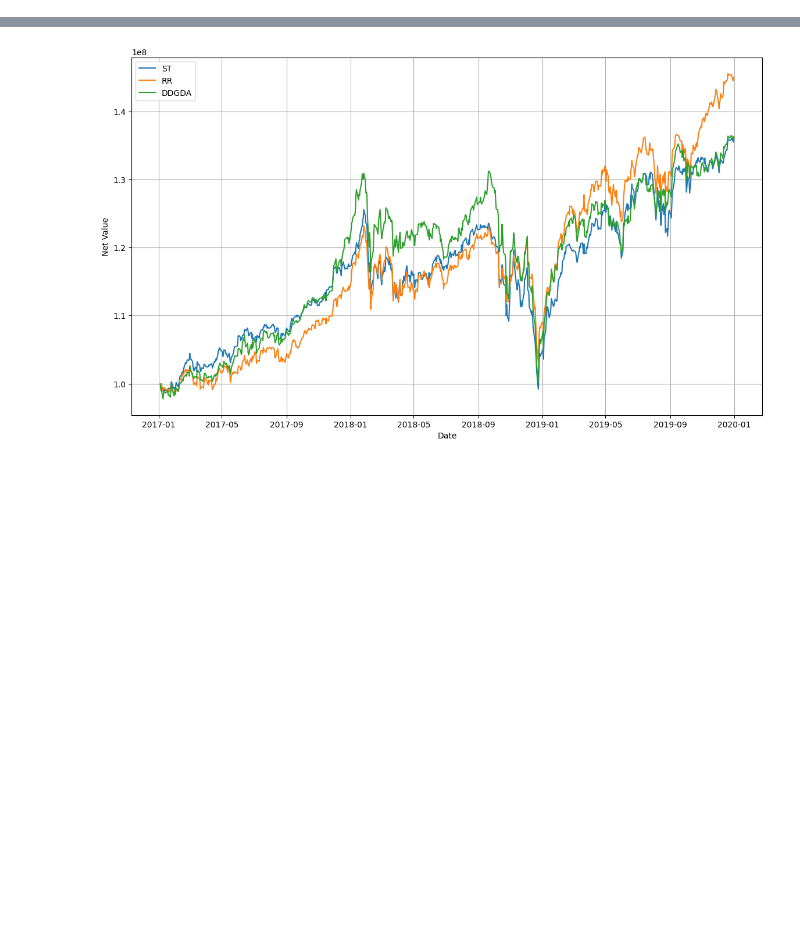
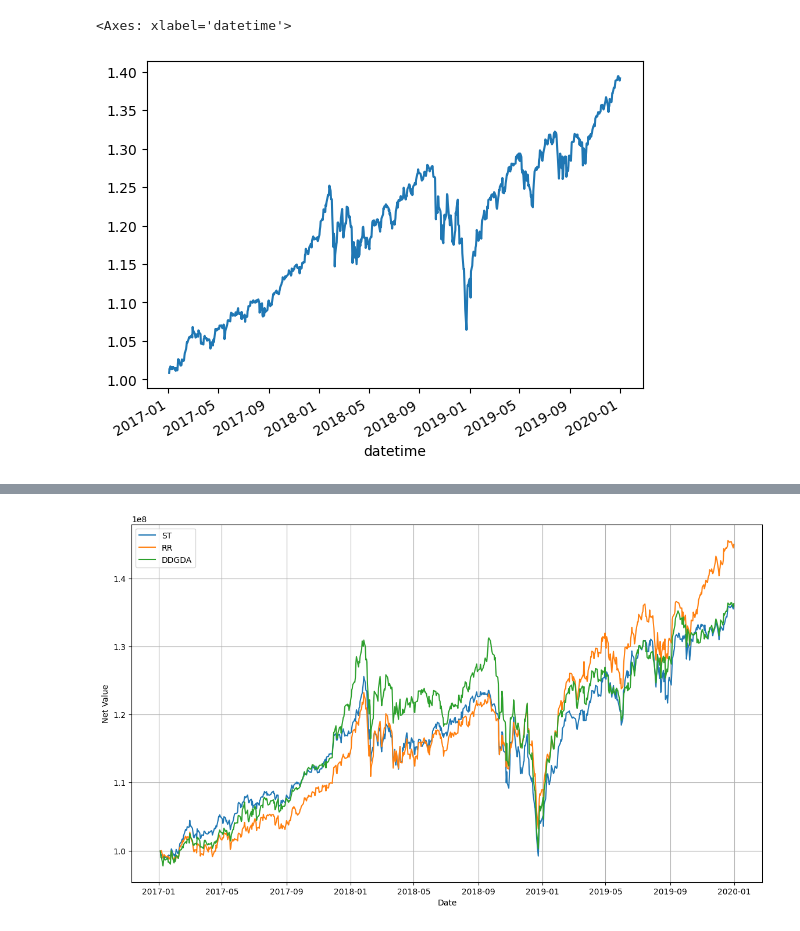
Before and after one commit to l0ngc/qlib, a Jupyter notebook: vis_result/vis_us_day.ipynb, the cells around one changed output, grey strips where cells are left out. Cells and saved outputs as stored; diff of their text form; code cells hidden in the pictures; blank space fills up the shorter version.

```diff
--- a/vis_result/vis_us_day.ipynb
+++ b/vis_result/vis_us_day.ipynb
@@ -37,0 +110,5 @@ for tt in TRAINING_TYPES:
+# %%
+bench_line.plot()
+# %% [output]
+<Axes: xlabel='datetime'>
+[figure, added]
```
Also changed, not shown: parts of 12 cells of this notebook.
